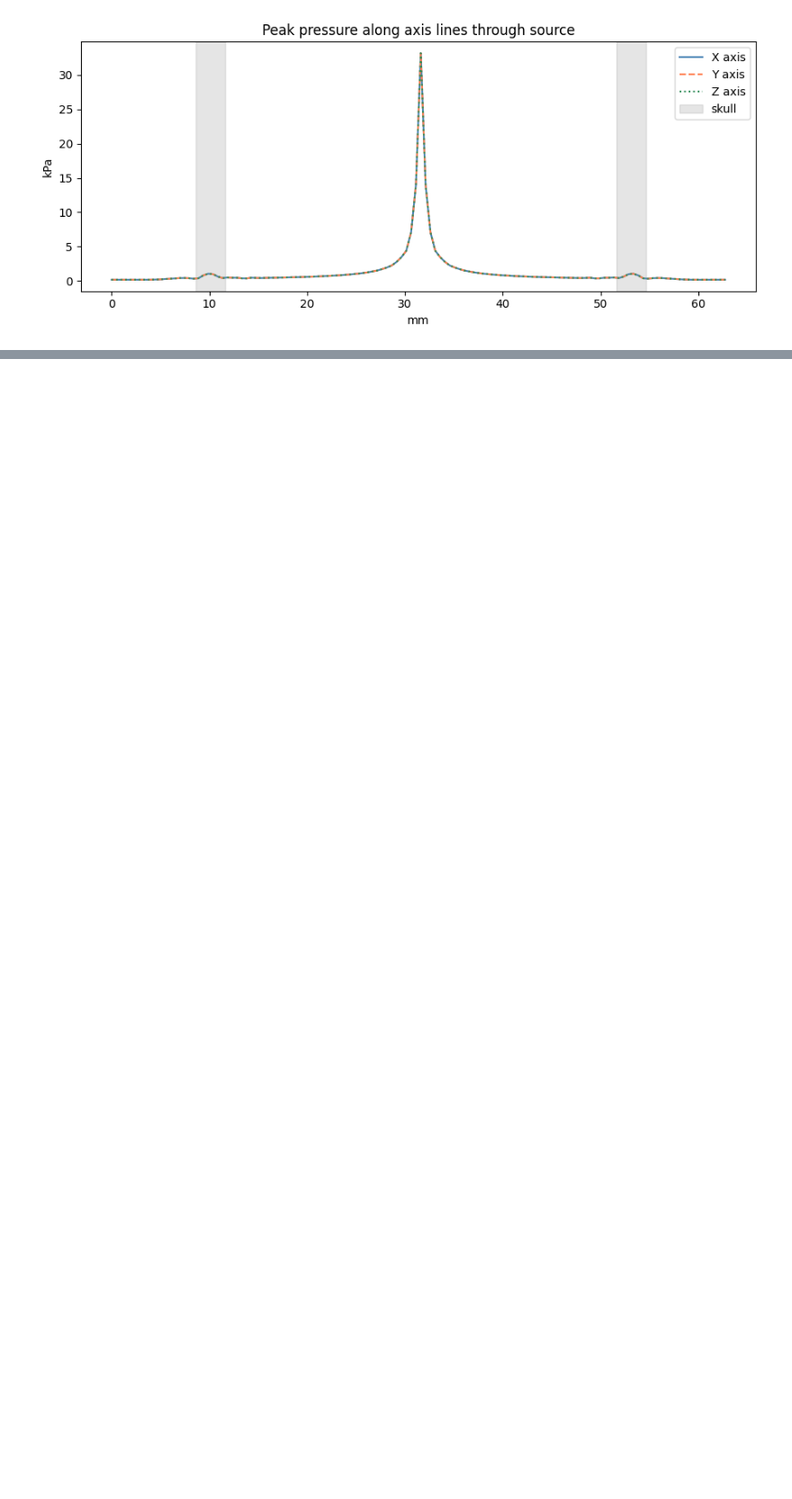
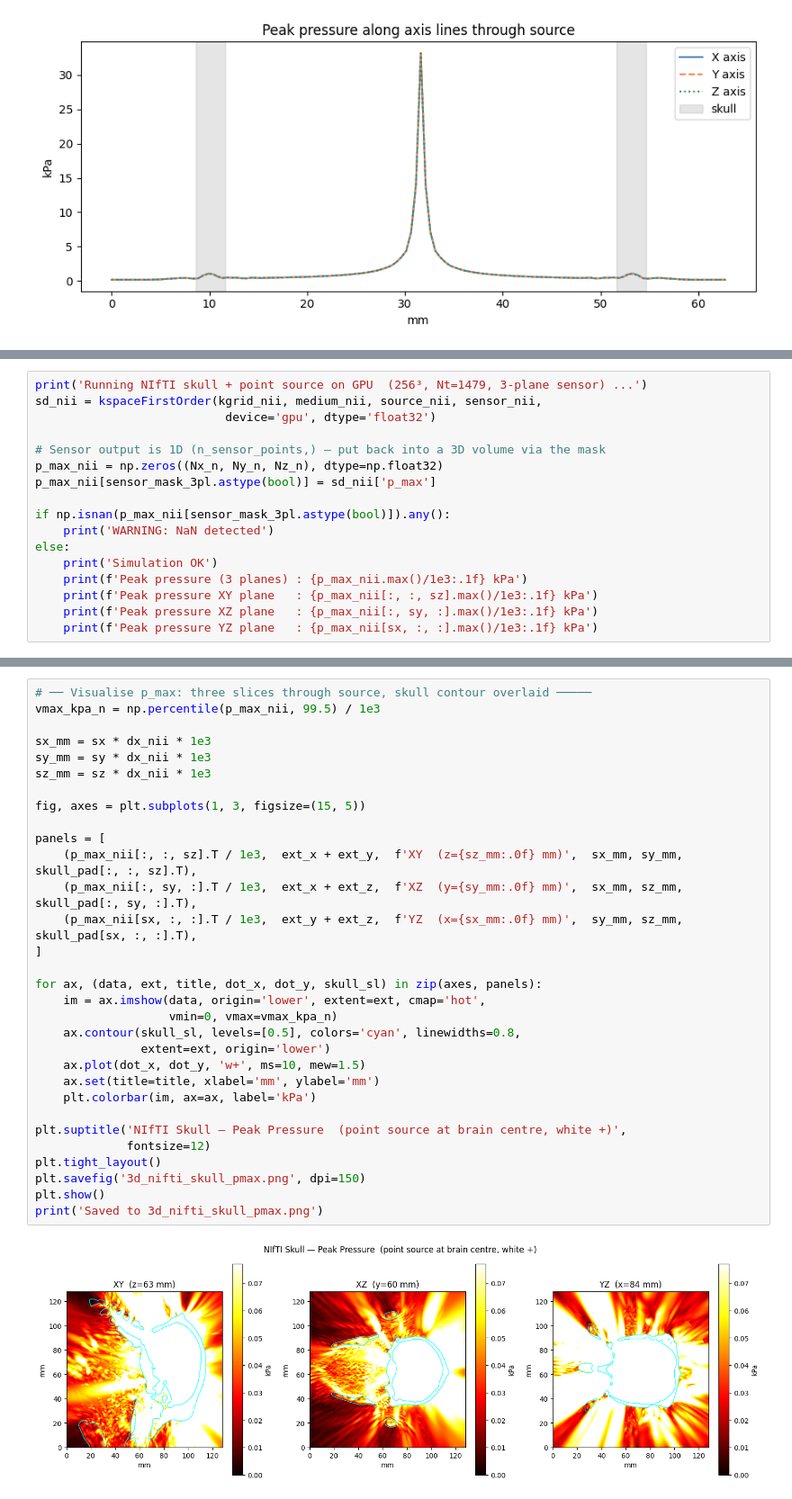
Before and after one commit to BenGitai/Brain-Ultrasound-Code-Pesaran-, a Jupyter notebook: 3dkwave.ipynb, the cells around one changed output, grey strips where cells are left out. Shown at 90% size. Saved outputs shown, nothing was run; the diff lists cells and outputs as text; blank space fills up the shorter version.

```diff
--- a/3dkwave.ipynb
+++ b/3dkwave.ipynb
@@ -362,0 +699,17 @@ plt.show()
+# %%
+print('Running NIfTI skull + point source on GPU  (256³, Nt=1479, 3-plane sensor) ...')
+sd_nii = kspaceFirstOrder(kgrid_nii, medium_nii, source_nii, sensor_nii,
+                           device='gpu', dtype='float32')
+
+# Sensor output is 1D (n_sensor_points,) — put back into a 3D volume via the mask
+p_max_nii = np.zeros((Nx_n, Ny_n, Nz_n), dtype=np.float32)
+p_max_nii[sensor_mask_3pl.astype(bool)] = sd_nii['p_max']
+
+if np.isnan(p_max_nii[sensor_mask_3pl.astype(bool)]).any():
+    print('WARNING: NaN detected')
+else:
+    print('Simulation OK')
+    print(f'Peak pressure (3 planes) : {p_max_nii.max()/1e3:.1f} kPa')
+    print(f'Peak pressure XY plane   : {p_max_nii[:, :, sz].max()/1e3:.1f} kPa')
+    print(f'Peak pressure XZ plane   : {p_max_nii[:, sy, :].max()/1e3:.1f} kPa')
+    print(f'Peak pressure YZ plane   : {p_max_nii[sx, :, :].max()/1e3:.1f} kPa')
@@ -362,0 +719,33 @@ plt.show()
+# %%
+# ── Visualise p_max: three slices through source, skull contour overlaid ─────
+vmax_kpa_n = np.percentile(p_max_nii, 99.5) / 1e3
+
+sx_mm = sx * dx_nii * 1e3
+sy_mm = sy * dx_nii * 1e3
+sz_mm = sz * dx_nii * 1e3
+
+fig, axes = plt.subplots(1, 3, figsize=(15, 5))
+
+panels = [
+    (p_max_nii[:, :, sz].T / 1e3,  ext_x + ext_y,  f'XY  (z={sz_mm:.0f} mm)',  sx_mm, sy_mm,  skull_pad[:, :, sz].T),
+    (p_max_nii[:, sy, :].T / 1e3,  ext_x + ext_z,  f'XZ  (y={sy_mm:.0f} mm)',  sx_mm, sz_mm,  skull_pad[:, sy, :].T),
+    (p_max_nii[sx, :, :].T / 1e3,  ext_y + ext_z,  f'YZ  (x={sx_mm:.0f} mm)',  sy_mm, sz_mm,  skull_pad[sx, :, :].T),
+]
+
+for ax, (data, ext, title, dot_x, dot_y, skull_sl) in zip(axes, panels):
+    im = ax.imshow(data, origin='lower', extent=ext, cmap='hot',
+                   vmin=0, vmax=vmax_kpa_n)
+    ax.contour(skull_sl, levels=[0.5], colors='cyan', linewidths=0.8,
+               extent=ext, origin='lower')
+    ax.plot(dot_x, dot_y, 'w+', ms=10, mew=1.5)
+    ax.set(title=title, xlabel='mm', ylabel='mm')
+    plt.colorbar(im, ax=ax, label='kPa')
+
+plt.suptitle('NIfTI Skull — Peak Pressure  (point source at brain centre, white +)',
+             fontsize=12)
+plt.tight_layout()
+plt.savefig('3d_nifti_skull_pmax.png', dpi=150)
+plt.show()
+print('Saved to 3d_nifti_skull_pmax.png')
+# %% [output]
+[figure, added]
```
Also changed, not shown: parts of 16 cells of this notebook, 12 other files.
